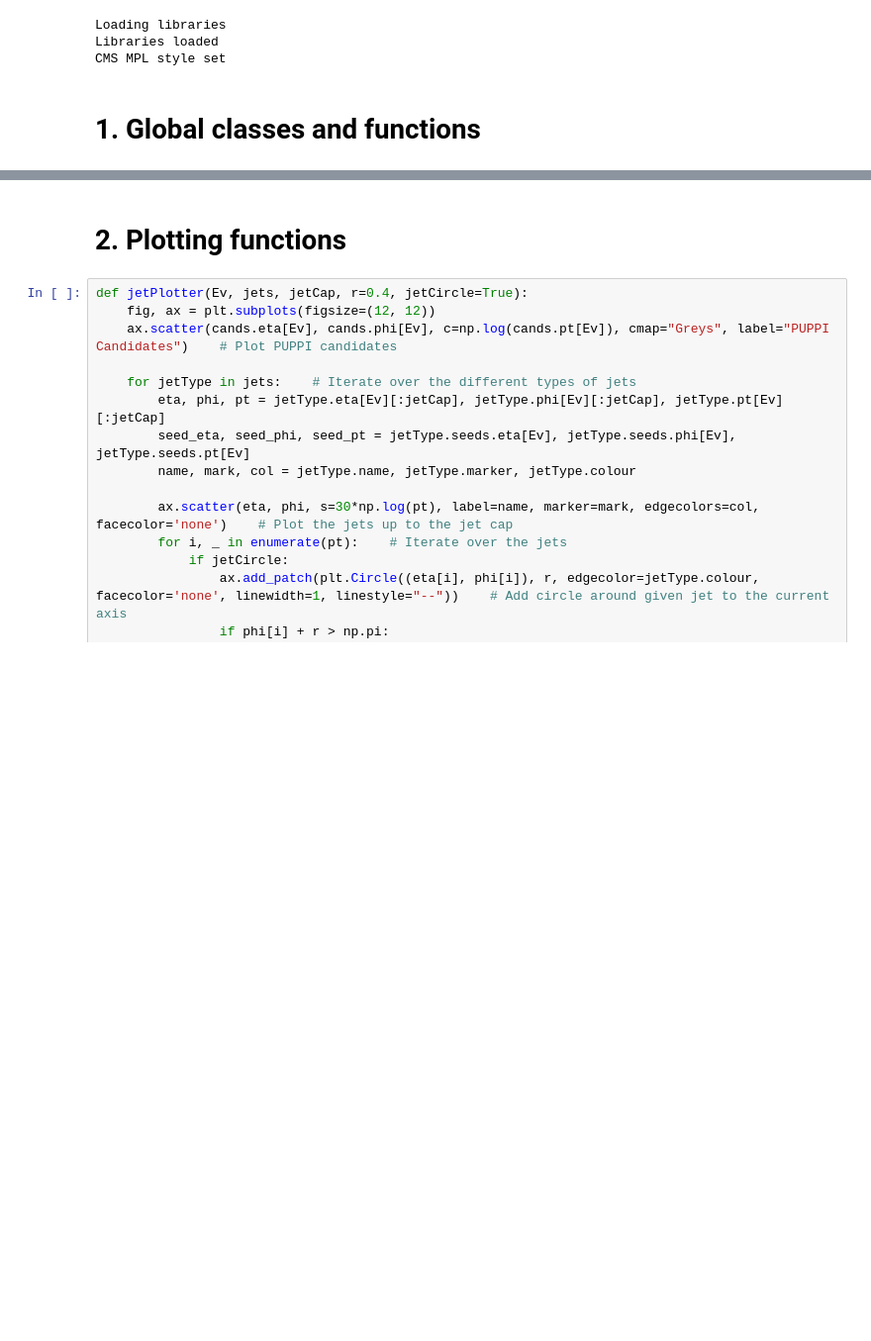
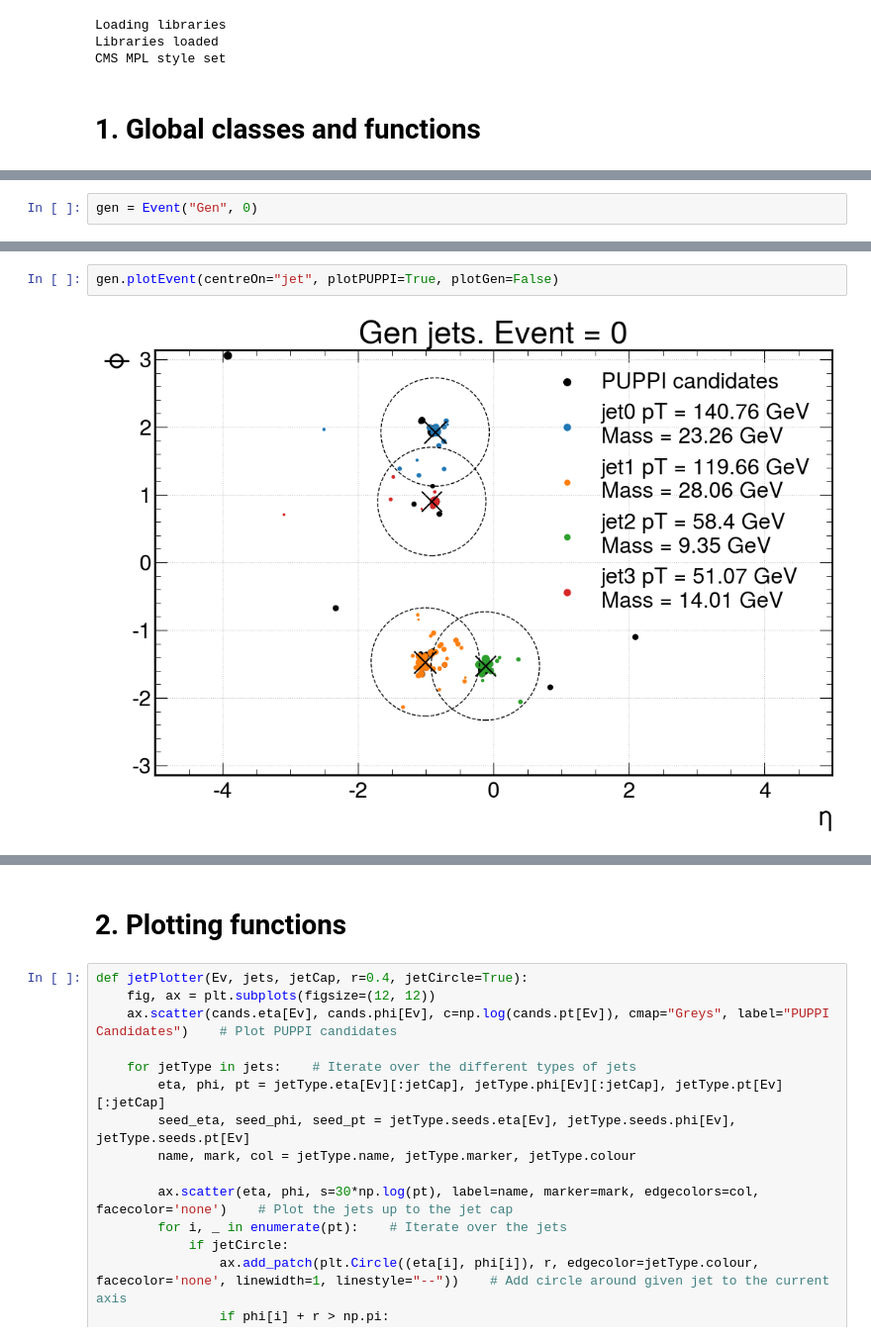
Before and after one commit to lrobertshaw/jetPlotting, a Jupyter notebook: jetAnalysis.ipynb, the cells around one changed output, grey strips where cells are left out. Shown at 99% size. Saved outputs shown, nothing was run; the diff lists cells and outputs as text; blank space fills up the shorter version.

```diff
--- a/jetAnalysis.ipynb
+++ b/jetAnalysis.ipynb
@@ -217,0 +251,2 @@ class Event:
+# %%
+gen = Event("Gen", 0)
@@ -217,0 +276,4 @@ class Event:
+# %%
+gen.plotEvent(centreOn="jet", plotPUPPI=True, plotGen=False)
+# %% [output]
+[figure, added]
```
Also changed, not shown: parts of 25 cells of this notebook.
